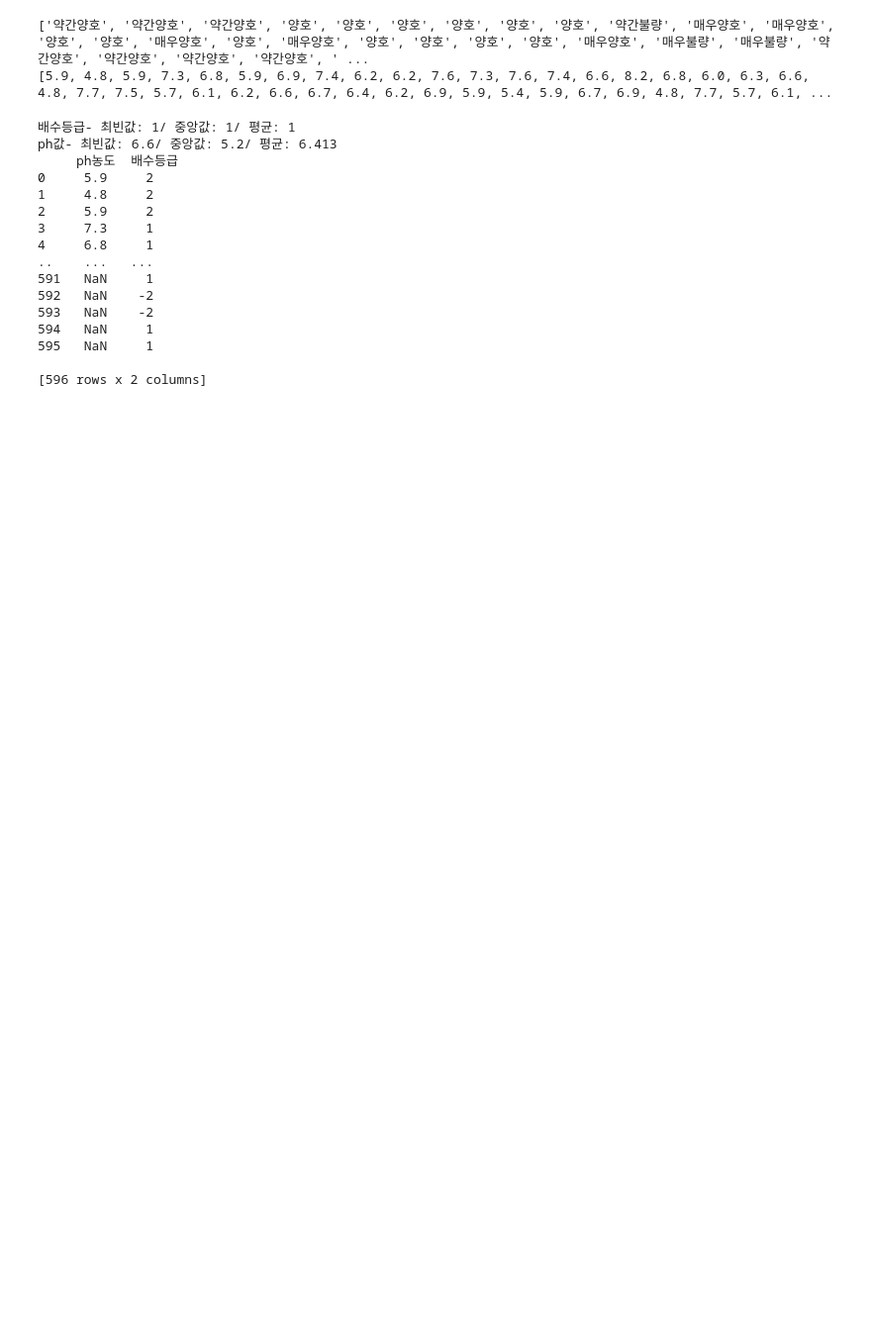
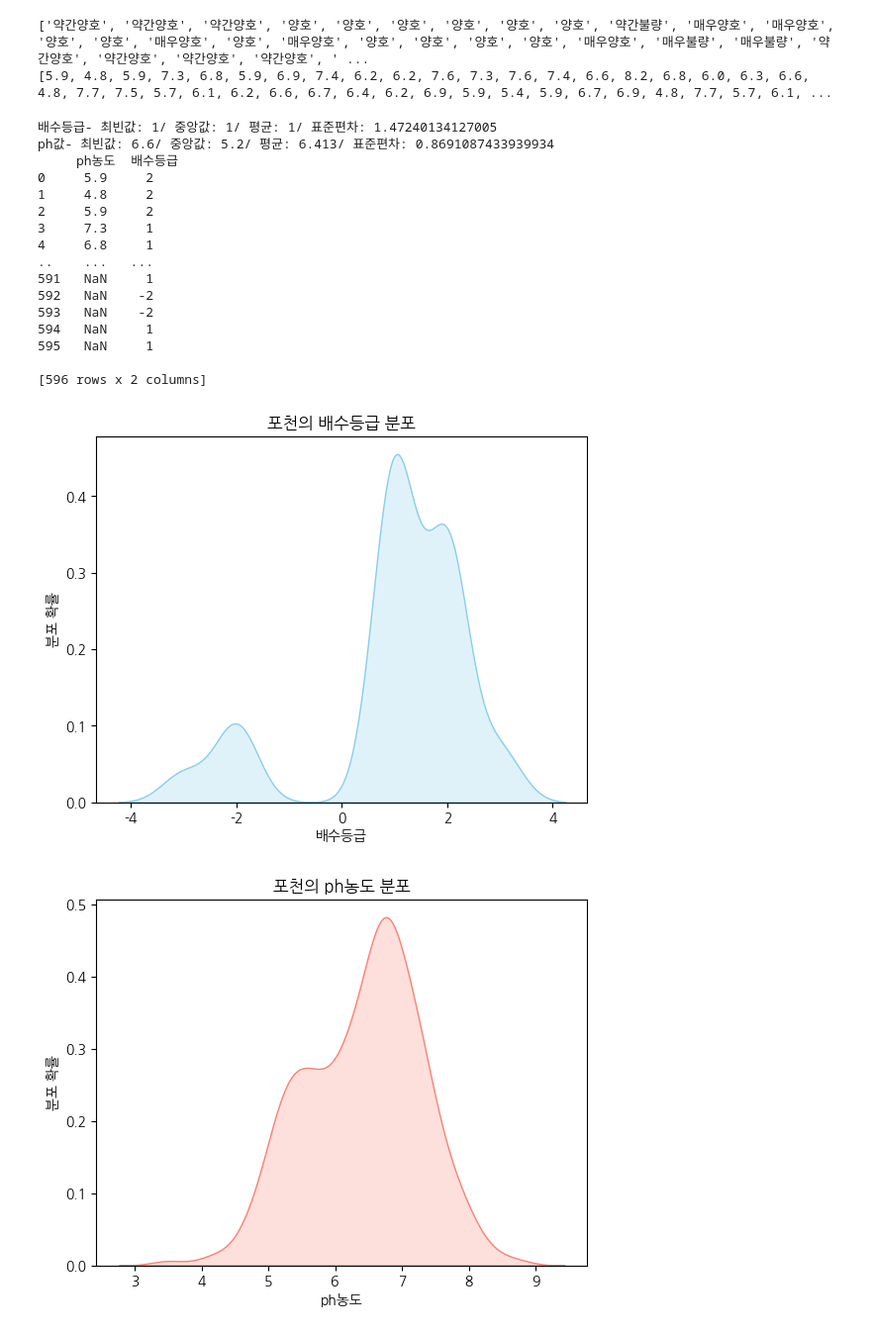
Before and after one commit to JungByoul/Python_Practice, a Jupyter notebook: 토양데이터합치기/전처리/preprocess_soil_data.ipynb, the cells around one changed output. Shown: that part at 99% size. Cells and saved outputs as stored; diff of their text form; code cells hidden in the pictures; blank space fills up the shorter version.

```diff
--- a/토양데이터합치기/전처리/preprocess_soil_data.ipynb
+++ b/토양데이터합치기/전처리/preprocess_soil_data.ipynb
@@ -150,8 +188,6 @@ ph값- 최빈값: 6.6/ 중앙값: 7.1/ 평균: 6.519
 df_gunwi.to_csv('./df_gunwi_preproceseed.csv', index=False)
 # %%
 #포천. 군위처럼 그대로 해주기
-
-#군위 먼저!!
 
 #1. 파일 불러오기: for문으로 파일들 입력받기
 #2. 변수 추출하기: 모든 시트의 동일한 위치에 존재함
@@ -165,8 +201,7 @@ strSupply_water = []
 strPh = []
 
 for i in range(2, 772):
-    path_folder = f'/Users/Star1/Desktop/부트캠프_파이썬 _실습/Python_Practice/토양데이터합치기/파이썬 프로젝트_사과재배적지 분석_csv/토양데이터_포천/pocheon{i}.csv'
-
+    path_folder = f'/Users/Star1/Desktop/부트캠프_파이썬 _실습/Python_Practice/프로젝트/군위,포천_토양raw데이터/토양데이터_포천/pocheon{i}.csv'
 
     with open(path_folder, 'r', encoding='utf-8') as file:
         reader = csv.reader(file, delimiter=' ')
@@ -230,8 +265,8 @@ nMedian_water = nSupply_water_sort[len(nSupply_water)//2] #배수등급 중앙
 
 nAvg_water /= len(strSupply_water)
 nMean_water = round(nAvg_water, 3)#배수등급 평균
-
-print(f"배수등급- 최빈값: {nMode_water}/ 중앙값: {nMedian_water}/ 평균: {nMedian_water}")
+nStd_water = statistics.stdev(nSupply_water)
+print(f"배수등급- 최빈값: {nMode_water}/ 중앙값: {nMedian_water}/ 평균: {nMedian_water}/ 표준편차: {nStd_water}")
 
 
 #3. ph값 최빈값, 중앙값, 전체 평균 도출
@@ -245,8 +280,8 @@ for elem in nPh:
     nMean_ph += elem
 nMean_ph /= len(nPh)
 nMean_ph = round(nMean_ph, 3) #ph 평균
-
-print(f"ph값- 최빈값: {nMode_ph}/ 중앙값: {nMedian_ph}/ 평균: {nMean_ph}")
+nStd_ph = statistics.stdev(nPh)
+print(f"ph값- 최빈값: {nMode_ph}/ 중앙값: {nMedian_ph}/ 평균: {nMean_ph}/ 표준편차: {nStd_ph}")
 
 
 #4. 배수등급과 ph값을 각각의 컬럼으로 바꾸어 하나의 데이터프레임 만들기
@@ -263,32 +298,51 @@ df_pocheon = pd.DataFrame({'ph농도': ph_series, '배수등급': supply_water_s
 
 print(df_pocheon)
 
 
+#5.통계분석 및 시각화
+
+sns.kdeplot(nSupply_water, color='skyblue', fill=True) #배수등급 자체가 실수가 아닌 정수로 치환했으므로, 연속확률분포 그래프보다는 막대선 빈도그래프가 더 낫긴한데, 통잀성을 위해.
+plt.title('포천의 배수등급 분포')
+plt.xlabel('배수등급')
+plt.ylabel('분포 확률')
+plt.show()
+
+
+sns.kdeplot(nPh, color='salmon', fill=True)
+plt.title('포천의 ph농도 분포')
+plt.xlabel('ph농도')
+plt.ylabel('분포 확률')
+plt.show()
+
+
+sns.scatterplot(x=nPh, y = nSupply_water[:542])
 # df = pd.DataFrame(index=range(1001), columns=['ph농도', '배수등급'])
 # df_pocheon = df.fillna(0) # 모든 데이터를 0으로 초기화
 
 # # nMax_water_ph = max(len(nPh), len(nSupply_water))
 
 # # df=pd.DataFrame({'ph농도': nPh, '배수등급': nSupply_water}, index = range(nMax_water_ph))
 
 
 # # df_pocheon = pd.DataFrame({'ph농도':nPh, '배수등급': nSupply_water}, index=range(max(len(nPh), len(nSupply_water))))
 # df_pocheon['배수등급'] = nSupply_water
 # df_pocheon['ph농도'] = nPh
 # %% [output]
-배수등급- 최빈값: 1/ 중앙값: 1/ 평균: 1
-ph값- 최빈값: 6.6/ 중앙값: 5.2/ 평균: 6.413
+배수등급- 최빈값: 1/ 중앙값: 1/ 평균: 1/ 표준편차: 1.47240134127005
+ph값- 최빈값: 6.6/ 중앙값: 5.2/ 평균: 6.413/ 표준편차: 0.8691087433939934
      ph농도  배수등급
 0     5.9     2
 1     4.8     2
 2     5.9     2
 3     7.3     1
 4     6.8     1
 ..    ...   ...
 591   NaN     1
 592   NaN    -2
 593   NaN    -2
 594   NaN     1
 595   NaN     1
 
 [596 rows x 2 columns]
+[figure, added]
+[figure, added]
```
Also changed, not shown: parts of 20 cells of this notebook, 14 other files.
